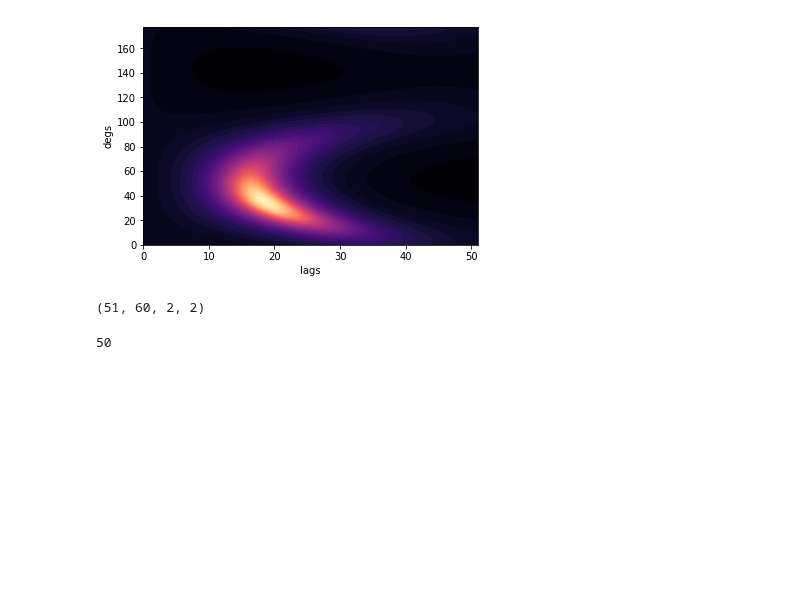
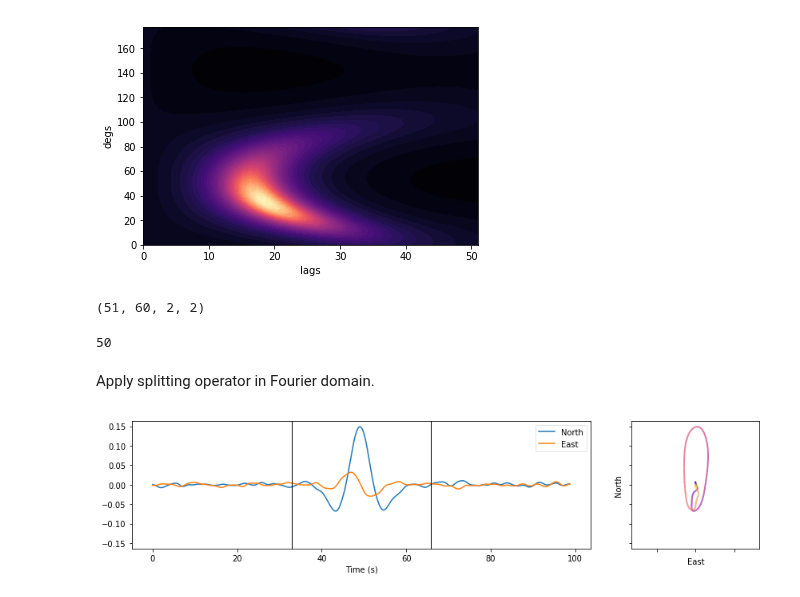
Before and after one commit to JackWalpole/splitwavepy, a Jupyter notebook: devel/Frequency_Splitting.ipynb, the cells around one changed output. Drawn from its saved outputs; the diff is of its cells as text; code cells hidden in the pictures; blank space fills up the shorter version.

```diff
--- a/devel/Frequency_Splitting.ipynb
+++ b/devel/Frequency_Splitting.ipynb
@@ -554,3 +554,5 @@ def gridcovfreqwin(x, y, w0, w1, ndegs=60, nlags=50):
         g[:,ii,1,1] = vary
         g[:,ii,0,1] = g[:,ii,1,0] = rho
     return g / n
+# %% [markdown]
+Apply splitting operator in Fourier domain.
@@ -556,0 +564,5 @@ def gridcovfreqwin(x, y, w0, w1, ndegs=60, nlags=50):
+# %%
+a = sw.SplitWave(split=(30,1.2), noise=0.02)
+a.plot()
+# %% [output]
+[figure, added]
```
Also changed, not shown: parts of 24 cells of this notebook, 1 other file.
